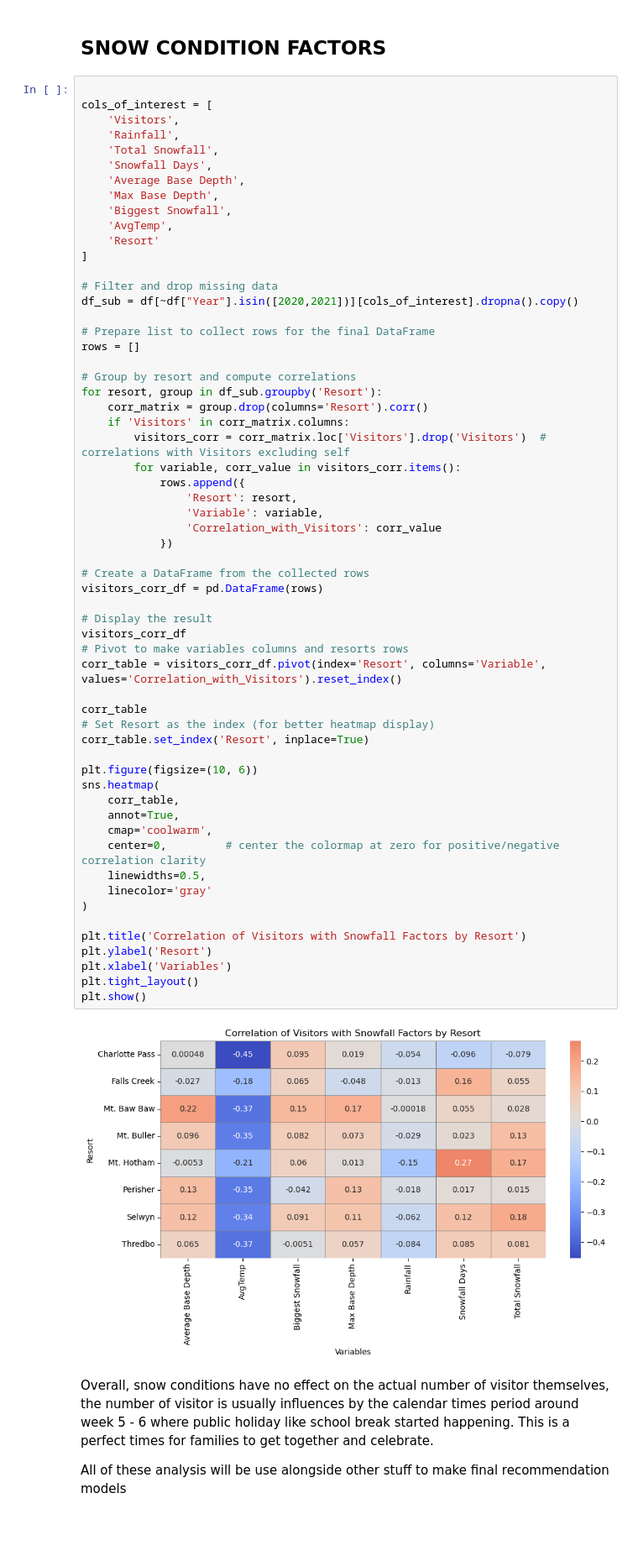
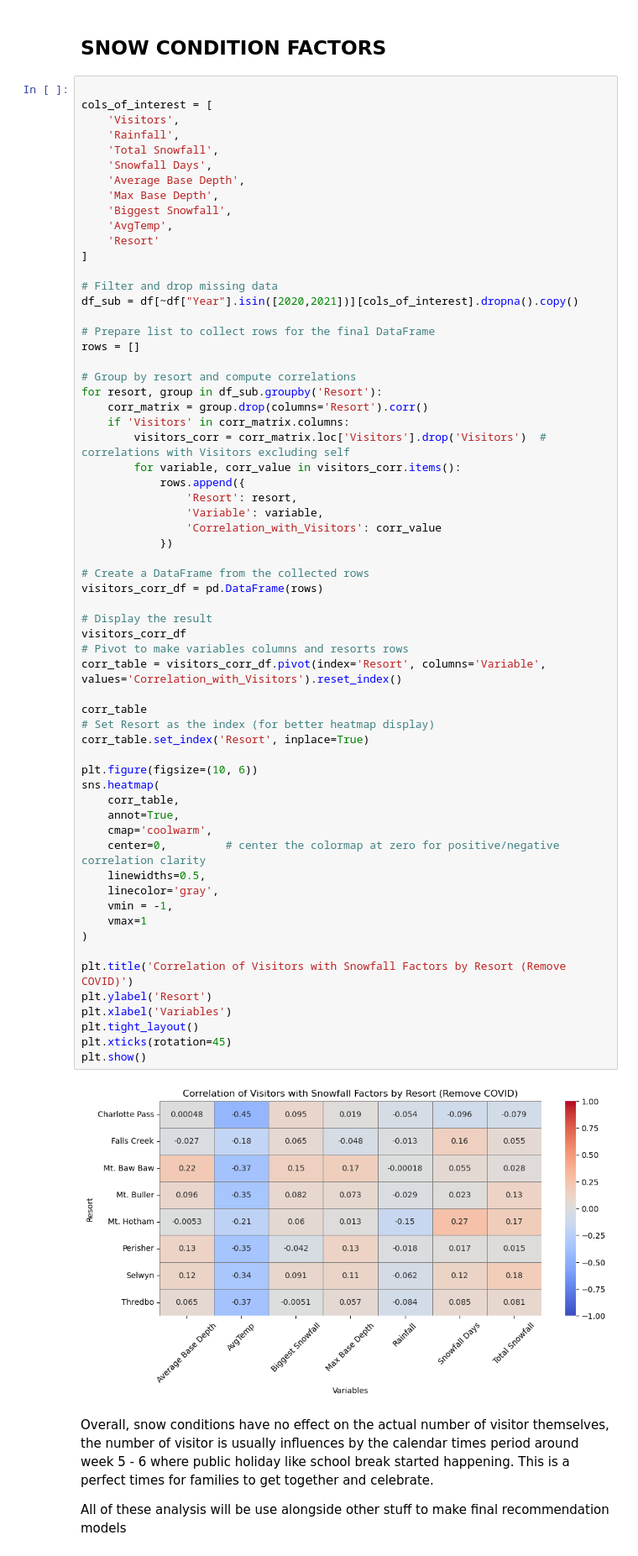
Before and after one commit to vathana-khun/inter-uni-datathon, a Jupyter notebook: visitor_analysis.ipynb, the cells around one changed output. Shown at 84% size. Cells and saved outputs as stored; diff of their text form; blank space fills up the shorter version.

```diff
--- a/visitor_analysis.ipynb
+++ b/visitor_analysis.ipynb
@@ -259,36 +259,39 @@ for resort, group in df_sub.groupby('Resort'):
                 'Variable': variable,
                 'Correlation_with_Visitors': corr_value
             })
 
 # Create a DataFrame from the collected rows
 visitors_corr_df = pd.DataFrame(rows)
 
 # Display the result
 visitors_corr_df
 # Pivot to make variables columns and resorts rows
 corr_table = visitors_corr_df.pivot(index='Resort', columns='Variable', values='Correlation_with_Visitors').reset_index()
 
 corr_table
 # Set Resort as the index (for better heatmap display)
 corr_table.set_index('Resort', inplace=True)
 
 plt.figure(figsize=(10, 6))
 sns.heatmap(
     corr_table,
     annot=True,
     cmap='coolwarm',
     center=0,         # center the colormap at zero for positive/negative correlation clarity
     linewidths=0.5,
-    linecolor='gray'
+    linecolor='gray',
+    vmin = -1,
+    vmax=1
 )
 
-plt.title('Correlation of Visitors with Snowfall Factors by Resort')
+plt.title('Correlation of Visitors with Snowfall Factors by Resort (Remove COVID)')
 plt.ylabel('Resort')
 plt.xlabel('Variables')
 plt.tight_layout()
+plt.xticks(rotation=45)
 plt.show()
 # %% [output]
-[figure, old version]
+[figure, new version]
 # %% [markdown]
 Overall, snow conditions have no effect on the actual number of visitor themselves, the number of visitor is usually influences by the calendar times period around week 5 - 6 where public holiday like school break started happening. This is a perfect times for families to get together and celebrate.
 
```
Also changed, not shown: parts of 2 cells of this notebook, 7 other files.
